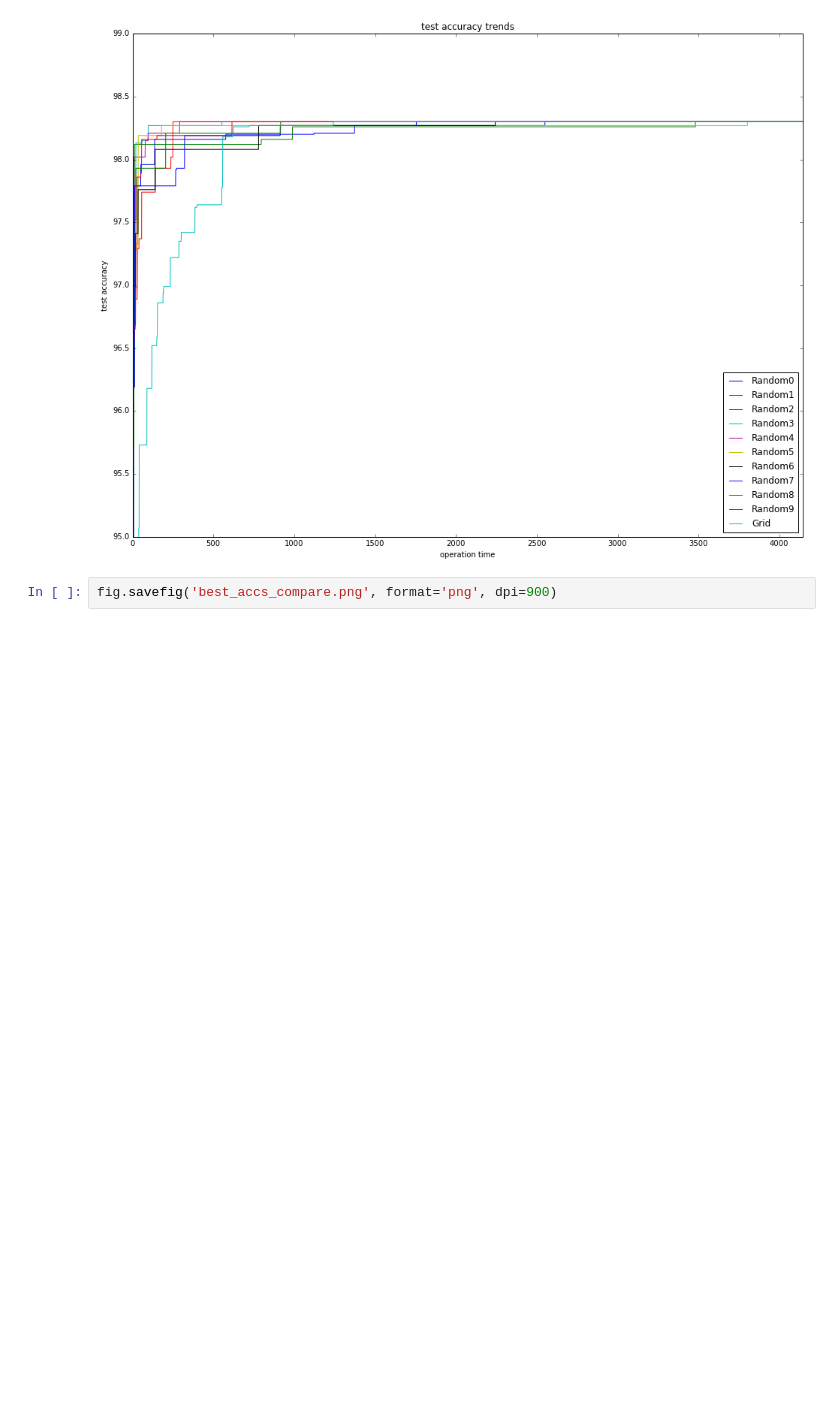
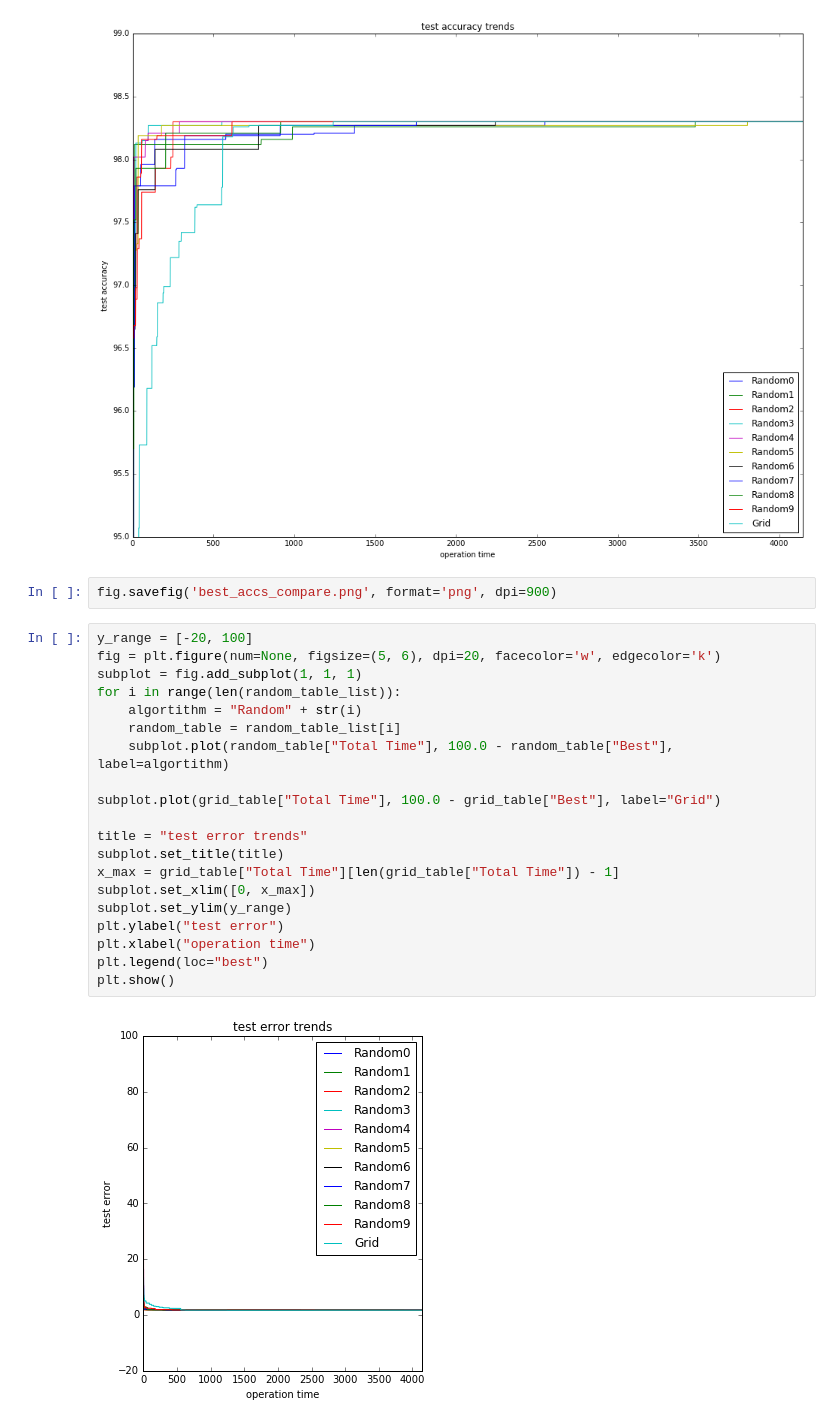
Before and after one commit to hyunghunny/tf-hpo, a Jupyter notebook: src/plots/RandomBestGenerationWithTimeStamp.ipynb, the cells around one changed output. Cells and saved outputs as stored; diff of their text form; blank space fills up the shorter version.

Commit message:
add performance comparision graphs

```diff
--- a/src/plots/RandomBestGenerationWithTimeStamp.ipynb
+++ b/src/plots/RandomBestGenerationWithTimeStamp.ipynb
@@ -188,3 +188,25 @@ plt.show()
 [figure]
 # %%
 fig.savefig('best_accs_compare.png', format='png', dpi=900)
+# %%
+y_range = [-20, 100]
+fig = plt.figure(num=None, figsize=(5, 6), dpi=20, facecolor='w', edgecolor='k')
+subplot = fig.add_subplot(1, 1, 1)
+for i in range(len(random_table_list)):
+    algortithm = "Random" + str(i)
+    random_table = random_table_list[i]
+    subplot.plot(random_table["Total Time"], 100.0 - random_table["Best"], label=algortithm)
+
+subplot.plot(grid_table["Total Time"], 100.0 - grid_table["Best"], label="Grid")
+
+title = "test error trends"
+subplot.set_title(title)
+x_max = grid_table["Total Time"][len(grid_table["Total Time"]) - 1]
+subplot.set_xlim([0, x_max])
+subplot.set_ylim(y_range)
+plt.ylabel("test error")
+plt.xlabel("operation time")
+plt.legend(loc="best")
+plt.show()
+# %% [output]
+[figure, added]
```
Also changed, not shown: parts of 3 cells of this notebook, 54 other files.
